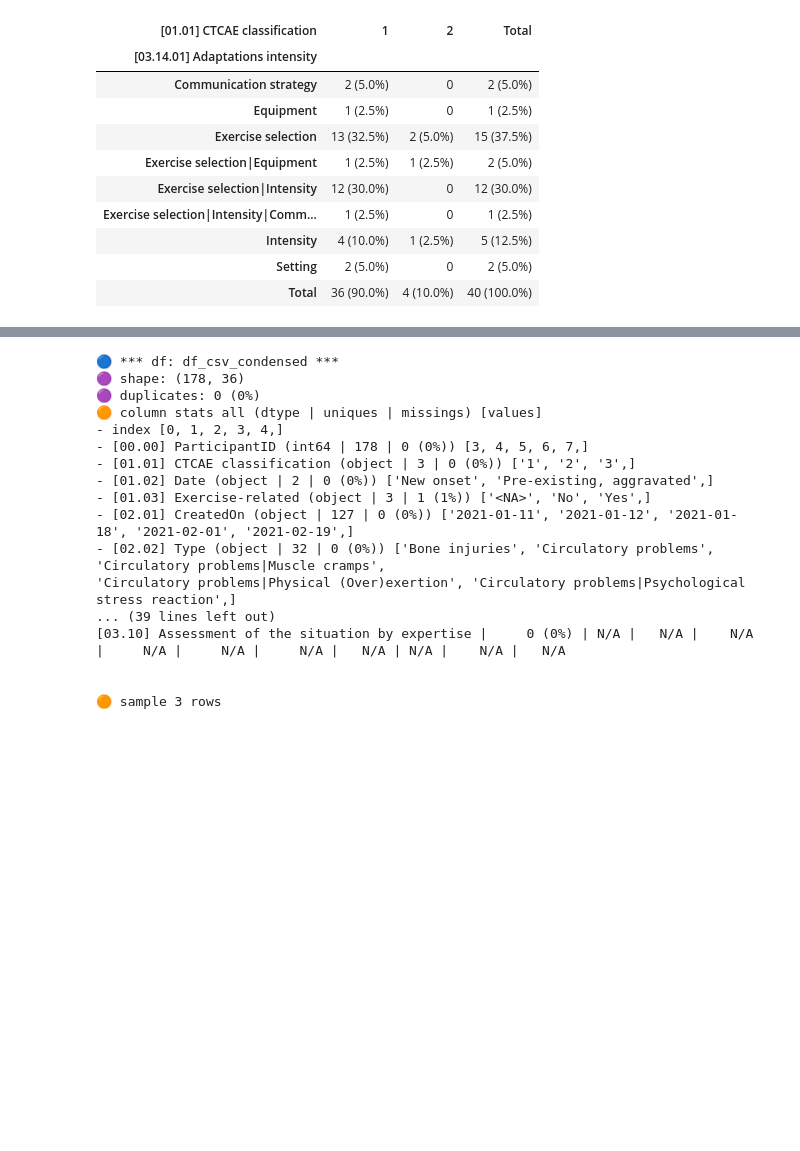
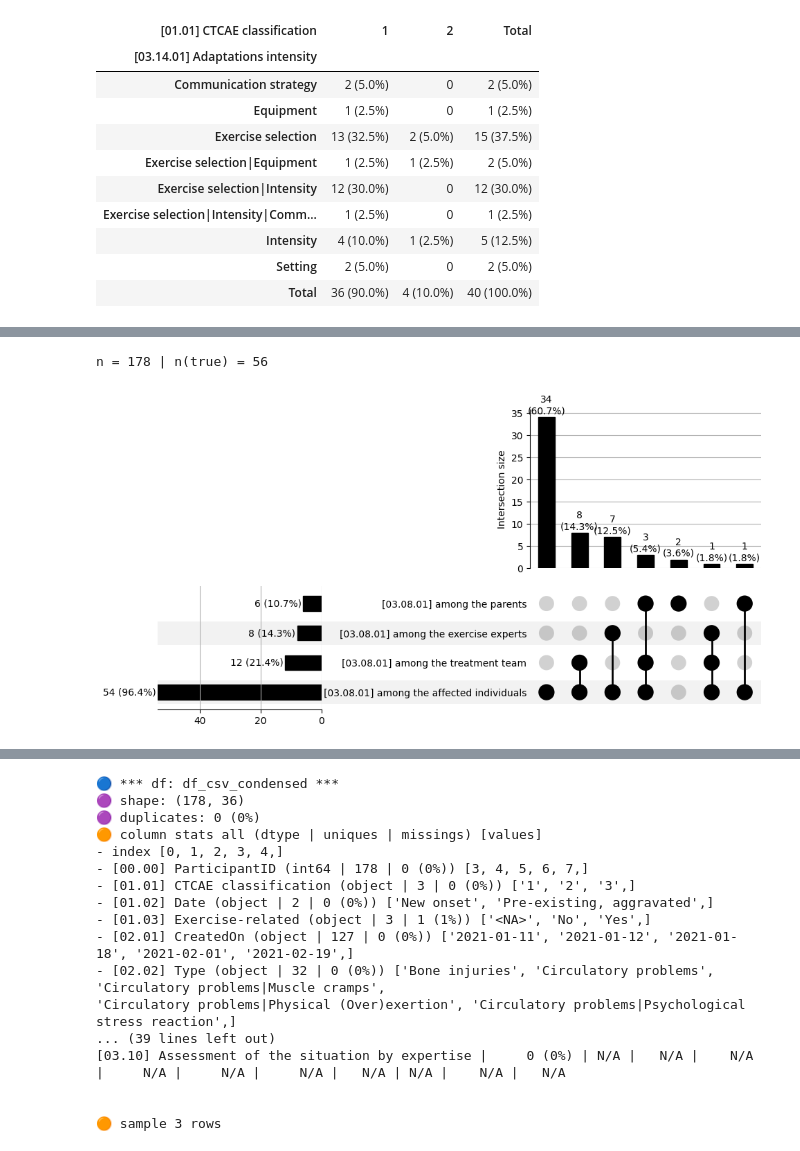
Before and after one commit to smeisegeier/sport-adverse-events, a Jupyter notebook: src/3_description.ipynb, the cells around one changed output, grey strips where cells are left out. Drawn from its saved outputs; the diff is of its cells as text; code cells hidden in the pictures; blank space fills up the shorter version.

```diff
--- a/src/3_description.ipynb
+++ b/src/3_description.ipynb
@@ -334,0 +416,7 @@ h.print_survey(df_csv_condensed, cols=cols_unexploded, CTCAE=CTCAE, explode=Fals
+# %%
+cols_030801 = df_csv.find_cols(["[03.08.01]"])
+df_upset = df_csv[cols_030801]
+pls.plot_upset(df_upset, include_false_subsets=False)
+# %% [output]
+n = 178 | n(true) = 56
+[figure, added]
```
Also changed, not shown: parts of 16 cells of this notebook, 59 other files.
